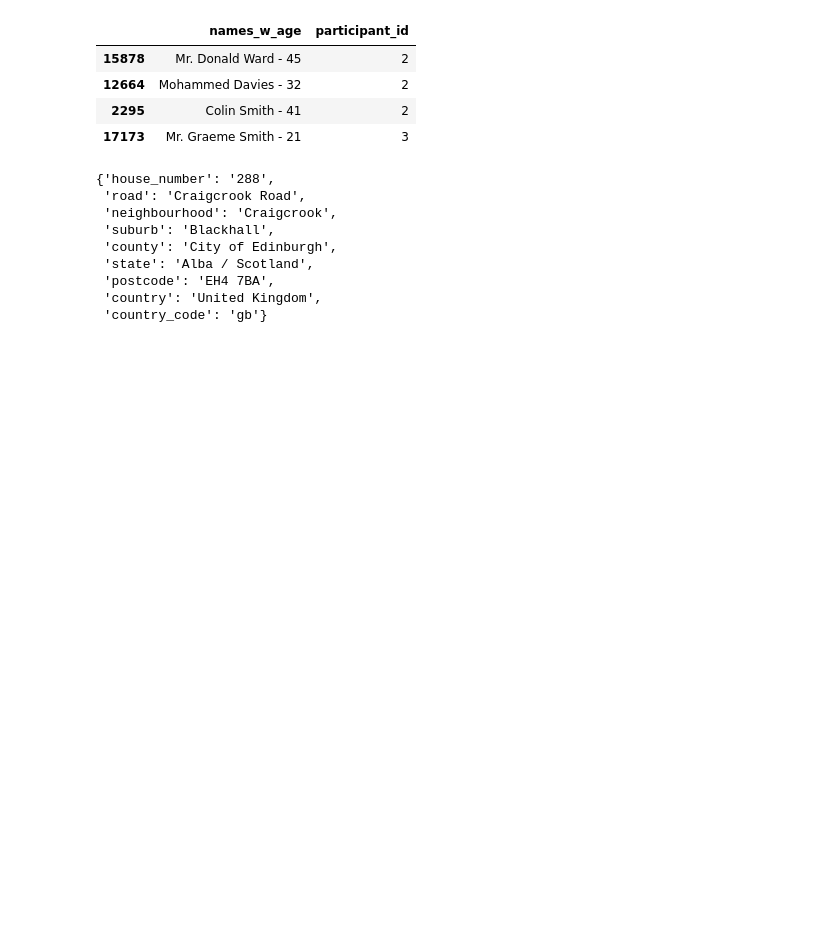
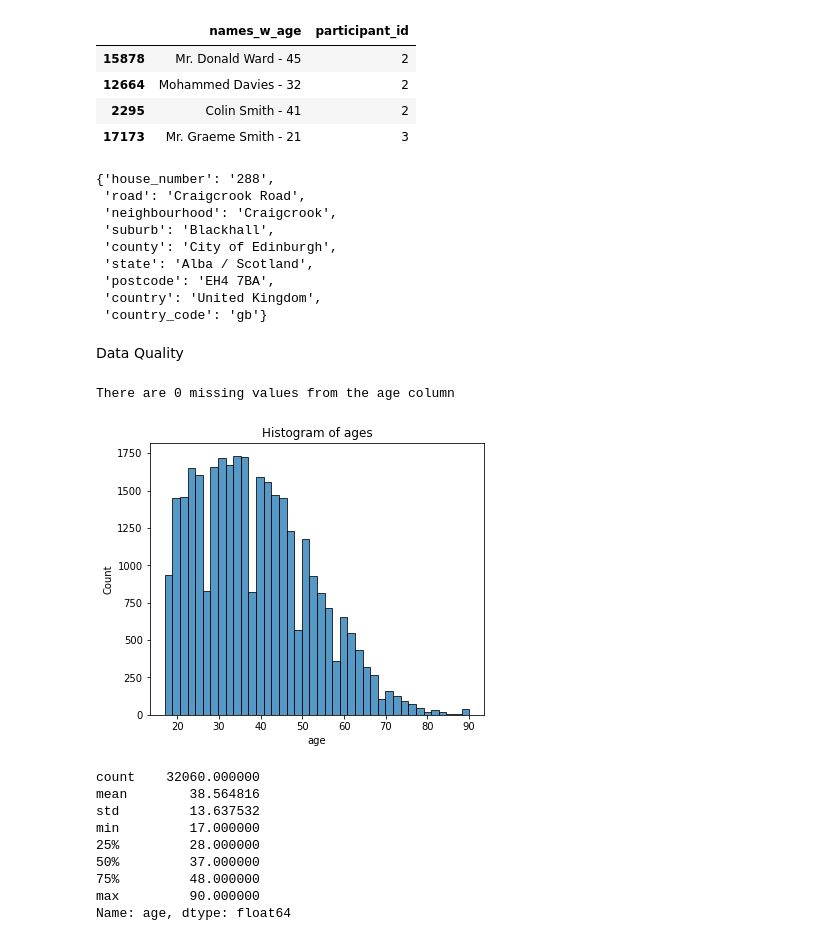
Before and after one commit to foukonana/campaign_result_prediction, a Jupyter notebook: Analysis/part1.ipynb, the cells around one changed output. Saved outputs shown, nothing was run; the diff lists cells and outputs as text; code cells hidden in the pictures; blank space fills up the shorter version.

Commit message:
EDA on feature values

```diff
--- a/Analysis/part1.ipynb
+++ b/Analysis/part1.ipynb
@@ -155,3 +155,30 @@ postcode_to_city_converter("EH4 9FL")
 # we can now assume that the two dataset have the row id as customer id and join them on that information
 # this has been validates by viewing only, a variety of results
 full_df = pd.concat([campaign_df, mortgage_df], axis=1, join="inner")
+# %% [markdown]
+Data Quality
+# %%
+# age of participant
+n_missing = full_df[full_df["age"].isnull()].shape[0]
+print(f"There are {n_missing} missing values from the age column")
+
+plt.figure(figsize=(6, 5))
+splot = sns.histplot(data=full_df, x="age", bins=40)
+splot.set(xlabel="age",
+          title="Histogram of ages")
+plt.show()
+
+# ages seem to follow a logical values -- they are in a range that works
+full_df["age"].describe()
+# %% [output]
+There are 0 missing values from the age column
+[figure, added]
+count    32060.000000
+mean        38.564816
+std         13.637532
+min         17.000000
+25%         28.000000
+50%         37.000000
+75%         48.000000
+max         90.000000
+Name: age, dtype: float64
```
Also changed, not shown: parts of 11 cells of this notebook.
